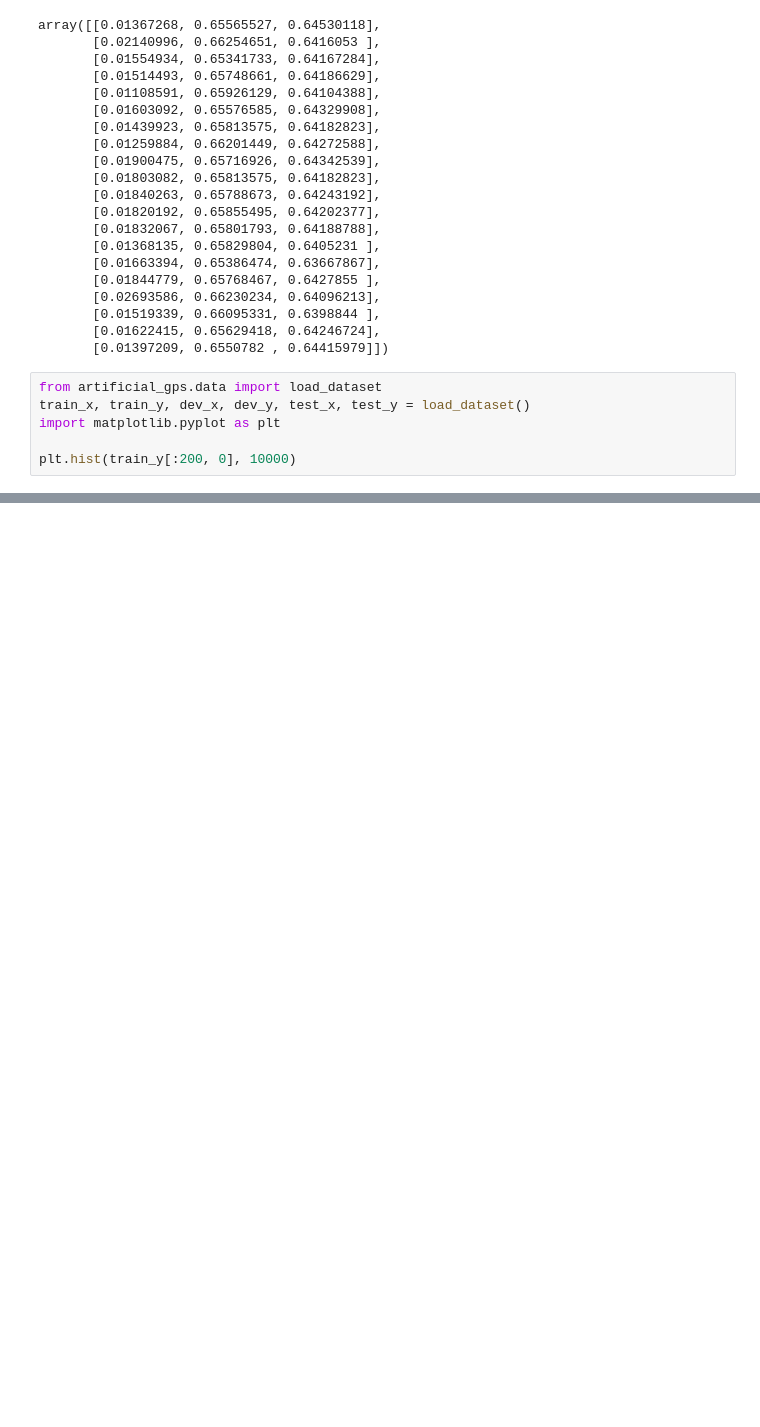
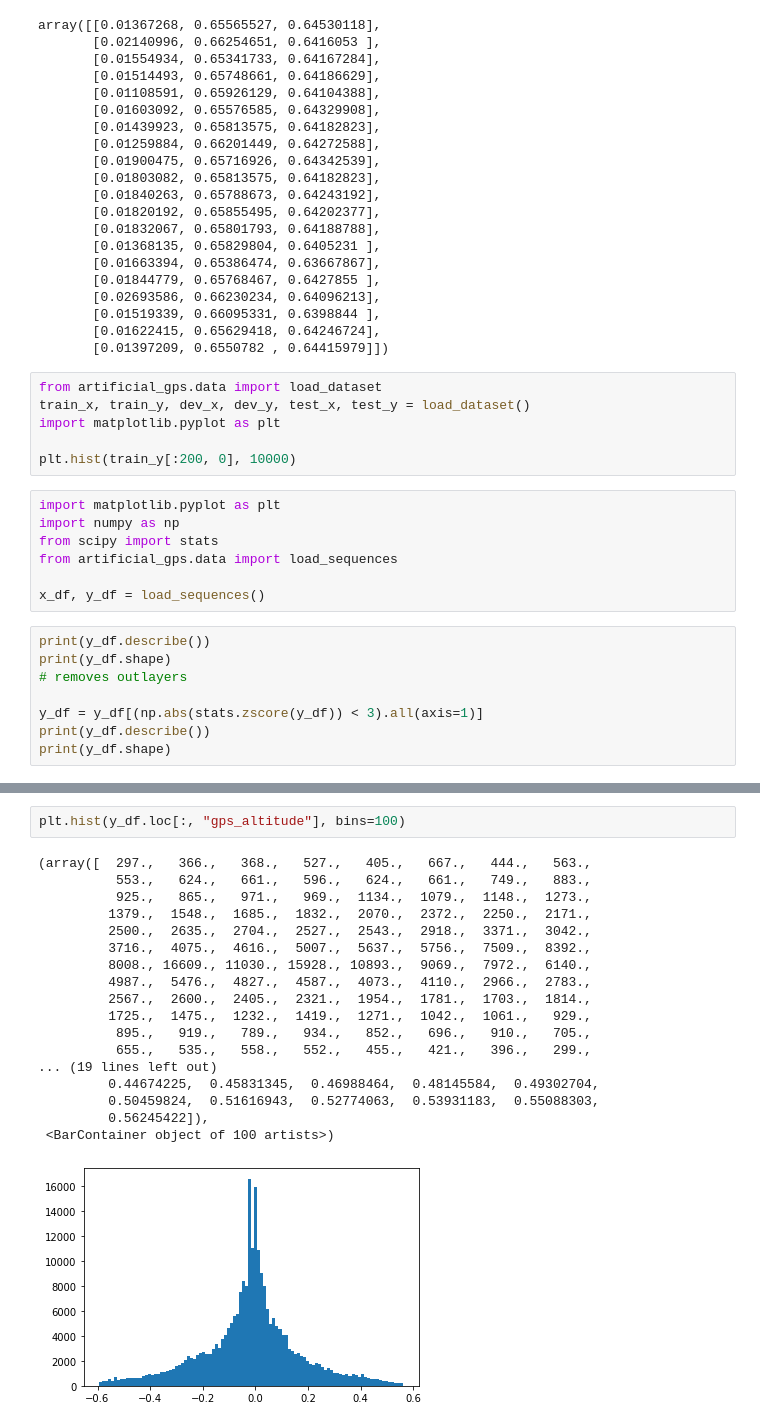
Before and after one commit to IsraZex777/drone_homecoming_rl, a Jupyter notebook: model_experiment.ipynb, the cells around one changed output, grey strips where cells are left out. Saved outputs shown, nothing was run; the diff lists cells and outputs as text; blank space fills up the shorter version.

```diff
--- a/model_experiment.ipynb
+++ b/model_experiment.ipynb
@@ -127,3 +152,18 @@ train_x, train_y, dev_x, dev_y, test_x, test_y = load_dataset()
 import matplotlib.pyplot as plt
 
 plt.hist(train_y[:200, 0], 10000)
+# %%
+import matplotlib.pyplot as plt
+import numpy as np
+from scipy import stats
+from artificial_gps.data import load_sequences
+
+x_df, y_df = load_sequences()
+# %%
+print(y_df.describe())
+print(y_df.shape)
+# removes outlayers
+
+y_df = y_df[(np.abs(stats.zscore(y_df)) < 3).all(axis=1)]
+print(y_df.describe())
+print(y_df.shape)
@@ -129,0 +206,21 @@ plt.hist(train_y[:200, 0], 10000)
+# %%
+plt.hist(y_df.loc[:, "gps_altitude"], bins=100)
+# %% [output]
+(array([  297.,   366.,   368.,   527.,   405.,   667.,   444.,   563.,
+          553.,   624.,   661.,   596.,   624.,   661.,   749.,   883.,
+          925.,   865.,   971.,   969.,  1134.,  1079.,  1148.,  1273.,
+         1379.,  1548.,  1685.,  1832.,  2070.,  2372.,  2250.,  2171.,
+         2500.,  2635.,  2704.,  2527.,  2543.,  2918.,  3371.,  3042.,
+         3716.,  4075.,  4616.,  5007.,  5637.,  5756.,  7509.,  8392.,
+         8008., 16609., 11030., 15928., 10893.,  9069.,  7972.,  6140.,
+         4987.,  5476.,  4827.,  4587.,  4073.,  4110.,  2966.,  2783.,
+         2567.,  2600.,  2405.,  2321.,  1954.,  1781.,  1703.,  1814.,
+         1725.,  1475.,  1232.,  1419.,  1271.,  1042.,  1061.,   929.,
+          895.,   919.,   789.,   934.,   852.,   696.,   910.,   705.,
+          655.,   535.,   558.,   552.,   455.,   421.,   396.,   299.,
+... (19 lines left out)
+         0.44674225,  0.45831345,  0.46988464,  0.48145584,  0.49302704,
+         0.50459824,  0.51616943,  0.52774063,  0.53931183,  0.55088303,
+         0.56245422]),
+ <BarContainer object of 100 artists>)
+[figure, added]
```
Also changed, not shown: parts of 12 cells of this notebook, 2 other files.
